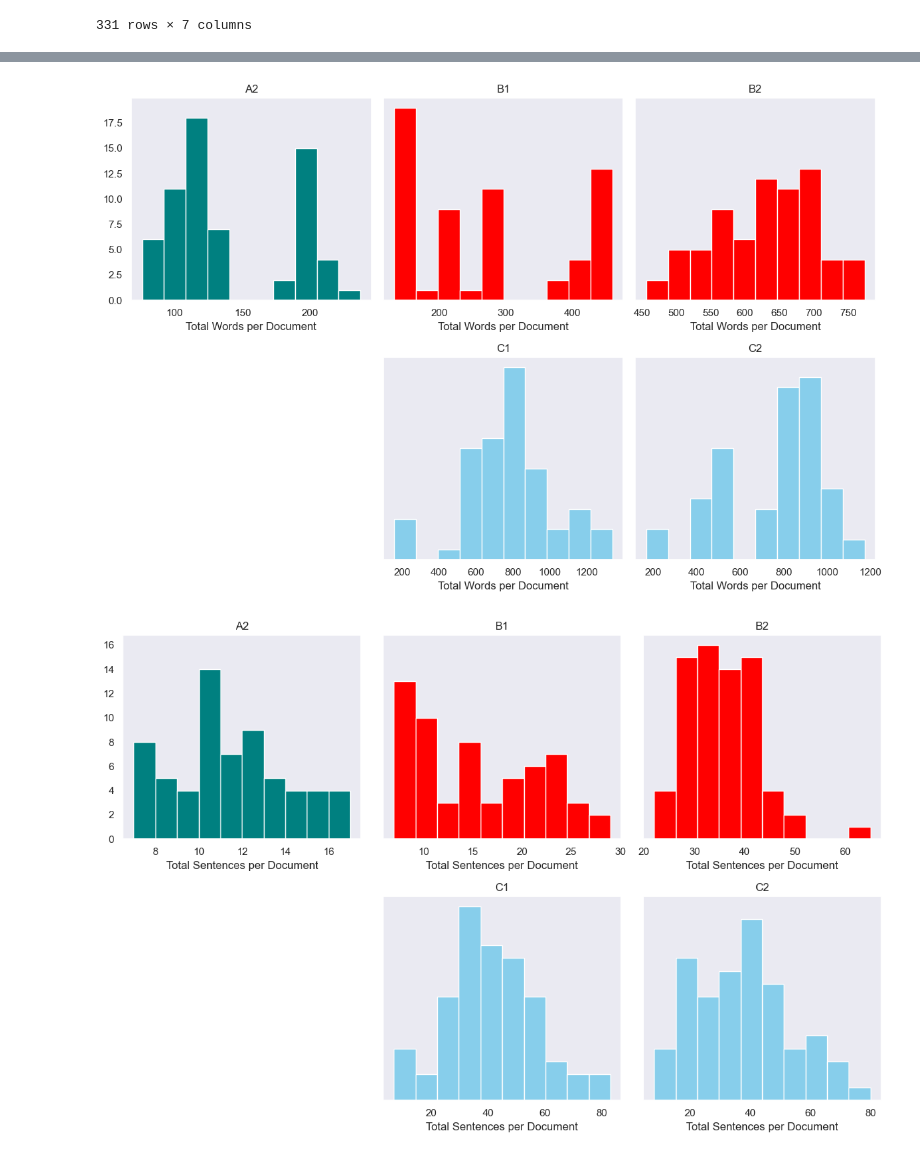
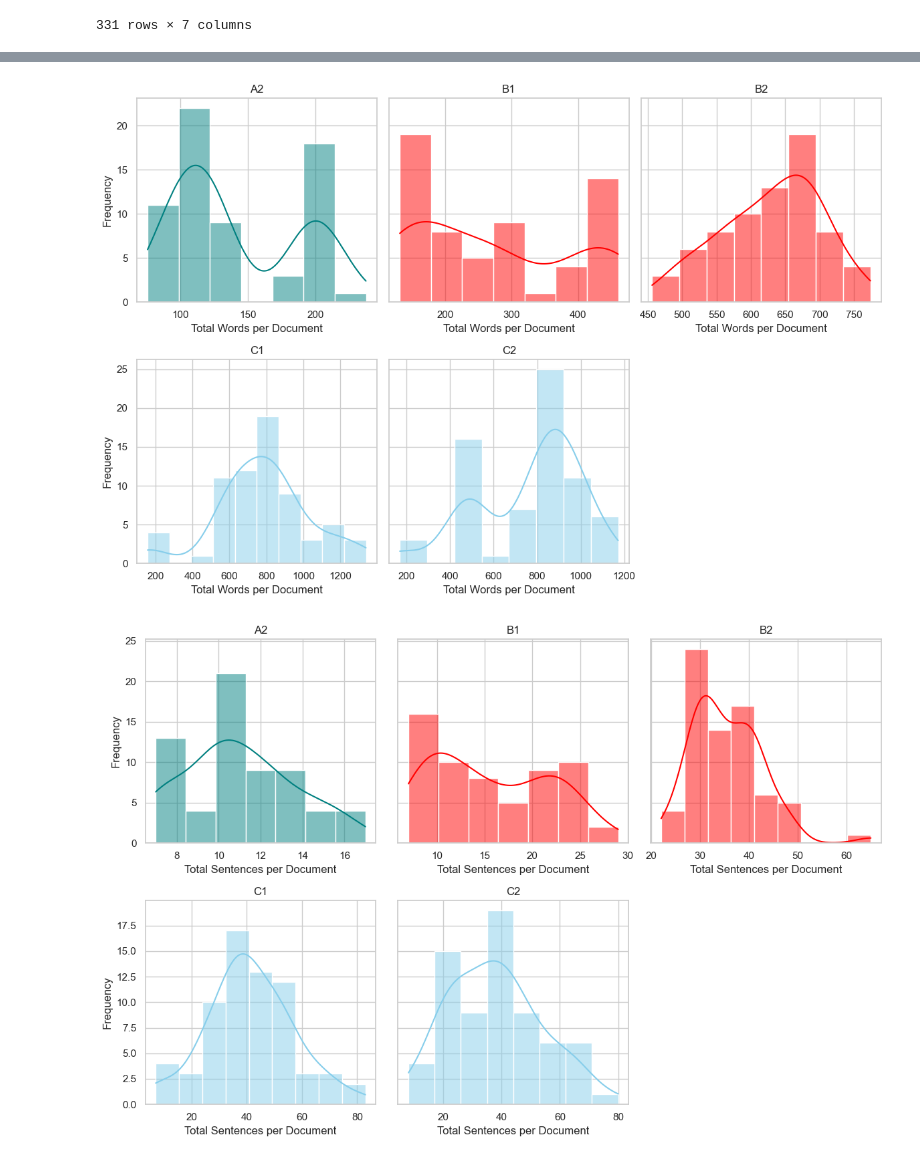
Before and after one commit to AKHILESH200/PersonifiedScriptWriter, a Jupyter notebook: phase-1-cerf/data_eda.ipynb, the cells around one changed output, grey strips where cells are left out. Saved outputs shown, nothing was run; the diff lists cells and outputs as text; code cells hidden in the pictures.

```diff
--- a/phase-1-cerf/data_eda.ipynb
+++ b/phase-1-cerf/data_eda.ipynb
@@ -7,10 +7,8 @@ import seaborn as sns
 import matplotlib.pyplot as plt
 from nlp import preprocessing as pp
 import nltk
-
+from wordcloud import WordCloud
 plt.rcParams["figure.figsize"] = (10, 6)
-sns.set(style="dark")
-sns.set(font_scale=1.85)
 print("imported sucessfully")
 # %% [output]
 imported sucessfully
@@ -303,4 +358,28 @@ data
 | 329 | I have never begun a novel with m... | C2 | 780 | 30 | 26.00 | 55 | 8 |
 | 330 | The transfer to London from Strat... | C2 | 466 | 22 | 21.18 | 39 | 5 |
 331 rows × 7 columns
+# %%
+def multiplotter(data, filter_col, plot_col, plot_label):
+    sns.set_theme(style="whitegrid")
+
+    fig, axs = plt.subplots(2, 3, figsize=(12,8), sharey='row')
+    levels = data.groupby(filter_col)[plot_col].mean().index.tolist()
+
+    color_palette = {'C': 'skyblue', 'B': 'red', 'A': 'teal'}
+
+    for i, level in enumerate(levels):
+        row = i // 3
+        col = i % 3
+        colour = color_palette[level[0]]
+
+        plot_data = data[data[filter_col] == level][plot_col]
+
+        sns.histplot(plot_data, ax=axs[row, col], color=colour,kde=True)
+        axs[row, col].set_title(label=level)
+        axs[row, col].set_xlabel(plot_label)
+        axs[row, col].set_ylabel('Frequency')
+
+    fig.delaxes(axs[1, 2])
+    plt.tight_layout()
+    plt.show()
 # %%
@@ -351,9 +398,9 @@ sns.histplot(data=data[data.cefr_level == 'B2']['total_sentences'], color="black
 # %%
-multi_plotter(data, 'cefr_level', 'total_words', 'Total Words per Document')
+multiplotter(data, 'cefr_level', 'total_words', 'Total Words per Document')
 # %% [output]
-[figure, old version]
+[figure, new version]
 # %%
-multi_plotter(data, 'cefr_level', 'total_sentences', 'Total Sentences per Document')
+multiplotter(data, 'cefr_level', 'total_sentences', 'Total Sentences per Document')
 # %% [output]
-[figure, old version]
+[figure, new version]
 # %%
```
Also changed, not shown: parts of 17 cells of this notebook, 1 other file.
